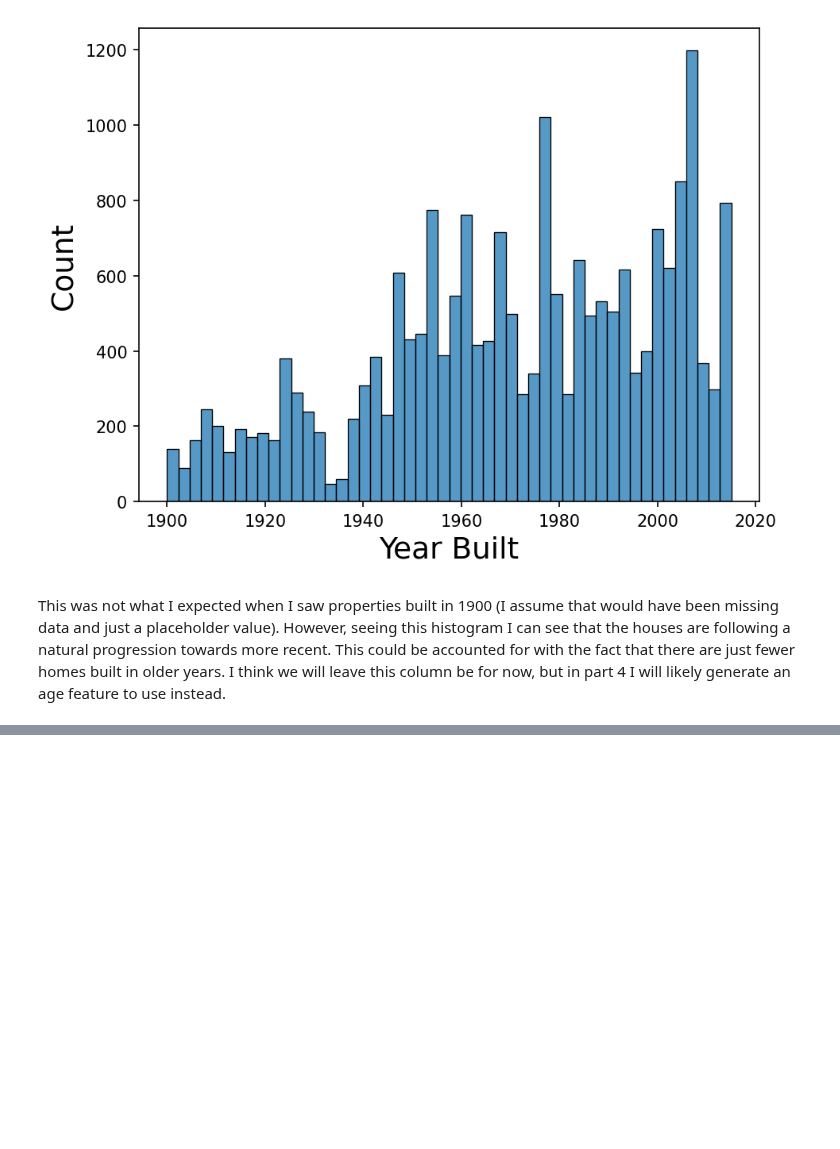
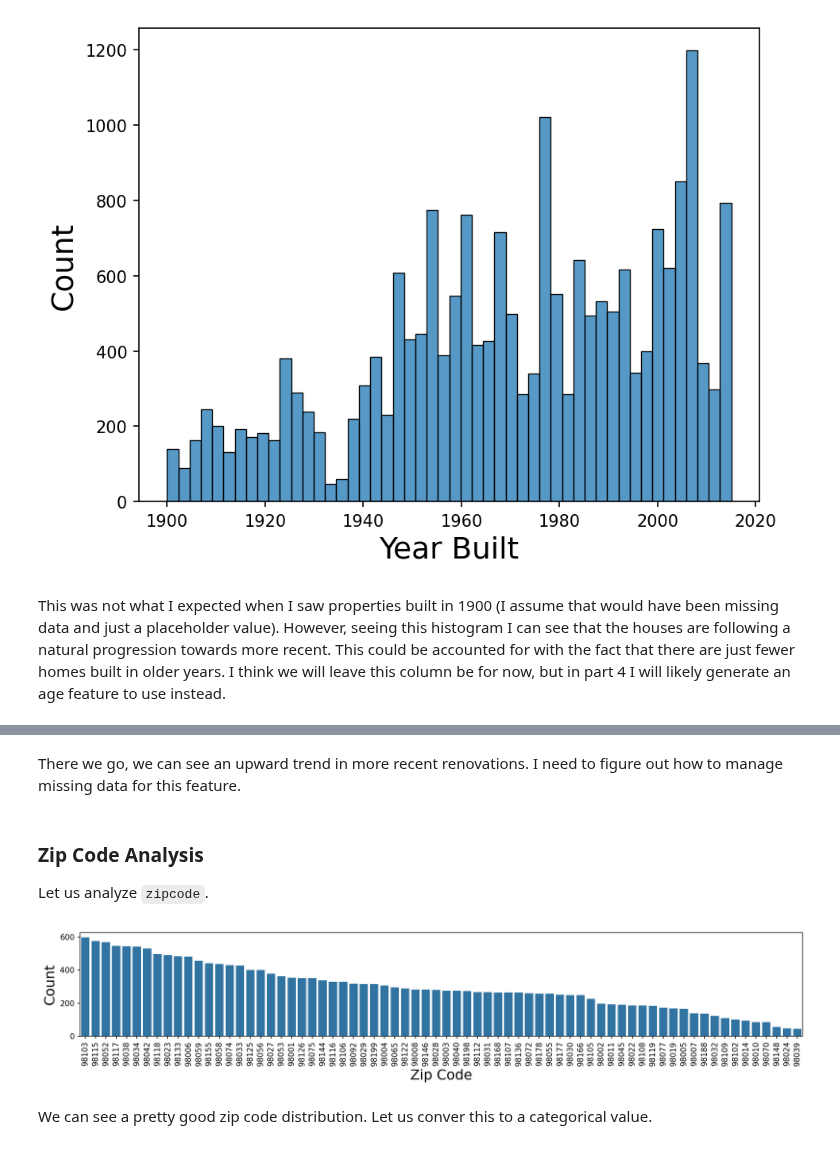
Before and after one commit to jmfb/CS5610, a Jupyter notebook: m4p4/M4 Project 4.ipynb, the cells around one changed output, grey strips where cells are left out. Drawn from its saved outputs; the diff is of its cells as text; code cells hidden in the pictures; blank space fills up the shorter version.

```diff
--- a/m4p4/M4 Project 4.ipynb
+++ b/m4p4/M4 Project 4.ipynb
@@ -438,0 +455,16 @@ This was not what I expected when I saw properties built in 1900 (I assume that
+# %% [markdown]
+There we go, we can see an upward trend in more recent renovations.  I need to figure out how to manage missing data for this feature.
+# %% [markdown]
+### Zip Code Analysis
+
+Let us analyze `zipcode`.
+# %%
+zip_counts = filtered_df.zipcode.value_counts()
+_, ax = plt.pyplot.subplots(figsize=(14, 3))
+zip_plot = sns.countplot(data=filtered_df, x="zipcode", ax=ax, order=zip_counts.index, color=sns.color_palette()[0])
+zip_plot.set(xlabel="Zip Code", ylabel="Count");
+zip_plot.tick_params(axis='x', rotation=90)
+# %% [output]
+[figure, added]
+# %% [markdown]
+We can see a pretty good zip code distribution.  Let us conver this to a categorical value.
```
Also changed, not shown: parts of 18 cells of this notebook, 1 other file.
